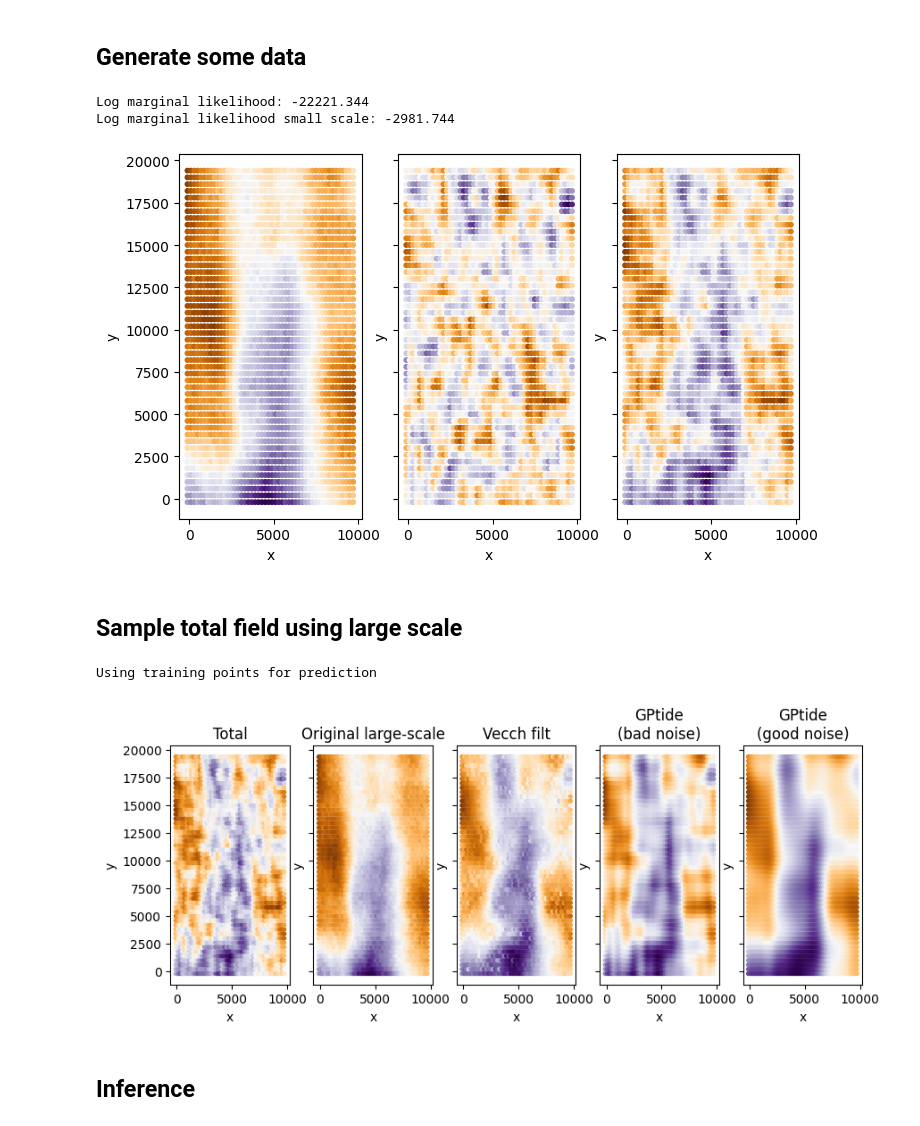
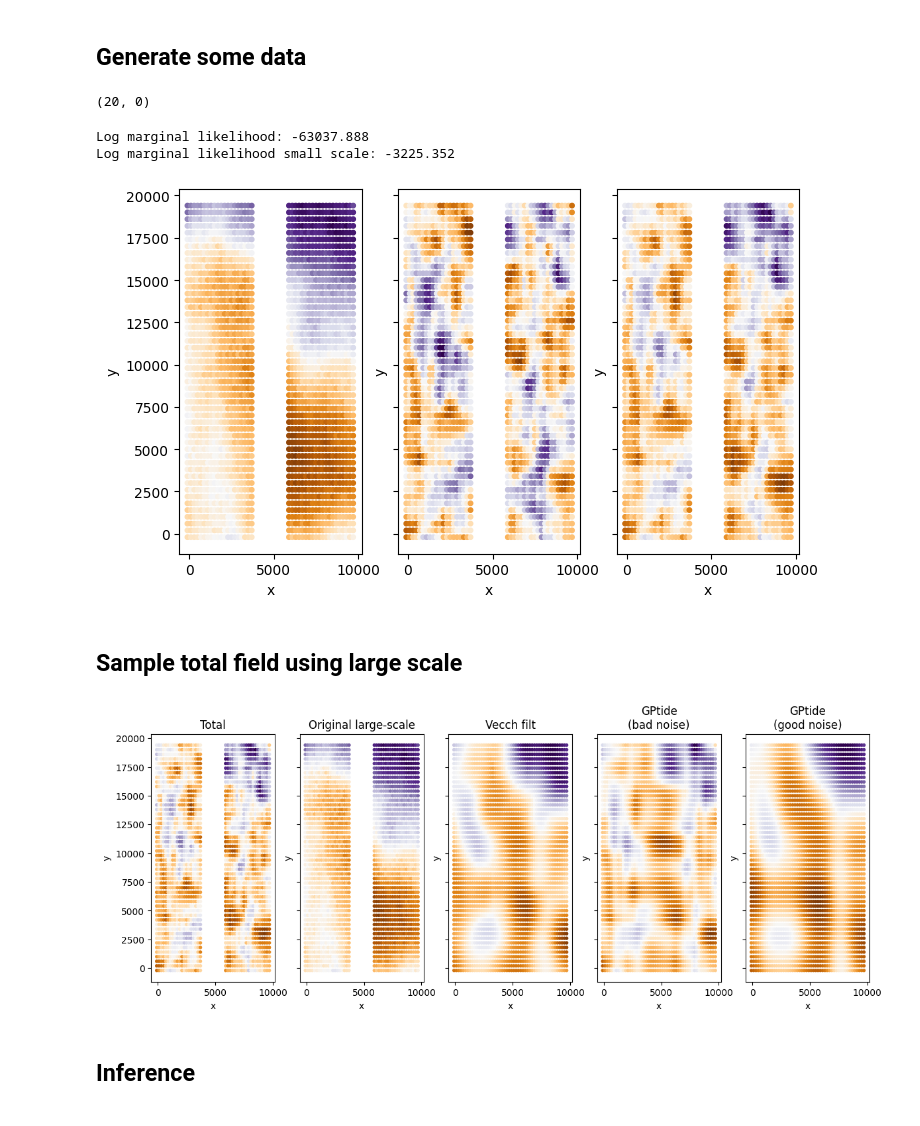
Before and after one commit to TIDE-ITRH/gpvecchia, a Jupyter notebook: docs/examples/example_05a_2d_kernel_estimation_mcmc.ipynb, the cells around one changed output. Cells and saved outputs as stored; diff of their text form; code cells hidden in the pictures.

```diff
--- a/docs/examples/example_05a_2d_kernel_estimation_mcmc.ipynb
+++ b/docs/examples/example_05a_2d_kernel_estimation_mcmc.ipynb
@@ -21,6 +21,10 @@ from gptide import stats as gpstats
 from numba import njit
 # %% [markdown]
 ## Generate some data
+# %%
+xd.shape
+# %% [output]
+(20, 0)
 # %%
 ####
 # These are our kernel input parameters
@@ -30,7 +34,7 @@ noise = 0.5
 ℓ_x = 5*900
 ℓ_y = 5*1800
 
-η_s = 5
+η_s = 10
 ℓ_x_s = 5*100
 ℓ_y_s = 5*200
 
@@ -73,14 +77,18 @@ covparams = (η, ℓ_x, ℓ_y)
 # Input data points
 xd = np.arange(0,dx*N,dx)[:,None]-dx/2
 yd = np.arange(0,dy*N,dy)[:,None]-dy/2
+xdo = np.append(xd[:20], xd[30:])
 
 # Make a grid
-Xg, Yg = np.meshgrid(xd, yd)
+Xg, Yg = np.meshgrid(xdo, yd)
 
 # Vectorise grid and stack
 Xv = Xg.ravel()
 Yv = Yg.ravel()
 X = np.hstack([Xv[:,None], Yv[:,None]])
+
+Xgp, Ygp = np.meshgrid(xd, yd)
+Xp = np.hstack([Xgp.ravel()[:][:,None], Ygp.ravel()[:][:,None]])
 
 order_func = np.random.permutation
 order_params = len(X)
@@ -111,8 +119,8 @@ print(f"Log marginal likelihood: {ll:.3f}")
 ll_s = GP_small.log_marg_likelihood(zd_total)
 print(f"Log marginal likelihood small scale: {ll_s:.3f}")
 # %% [output]
-Log marginal likelihood: -22221.344
-Log marginal likelihood small scale: -2981.744
+Log marginal likelihood: -63037.888
+Log marginal likelihood small scale: -3225.352
 # %%
 fig, ax = plt.subplots(1, 3, figsize=(8, 12), sharey=True)
 
@@ -120,16 +128,15 @@ for x , d in zip(ax, [zg_large, zg_small, zd_total]):
     x.scatter(Xg, Yg, c=d.ravel(), s=10, cmap='PuOr')
     x.set(ylabel='y', xlabel='x', aspect='equal')
 # %% [output]
-[figure, old version]
+[figure, new version]
 # %% [markdown]
 ## Sample total field using large scale
 # %%
-GP_filt = GPtideVecchia(X, X.copy(), covparams_s[0], covfunc, covparams,
-                         order_func=order_func, order_params=order_params)
+GP_filt = GPtideVecchia(X, Xp, covparams_s[0], covfunc, covparams,
+                        order_func=order_func, order_params=order_params,
+                        nnum=150)
 
 z_large_pred, z_large_var = GP_filt(zd_total)
-# %% [output]
-Using training points for prediction
 # %%
 from gptide.gpscipy import GPtideScipy
 from gptide import cov as covscipy
@@ -141,31 +148,29 @@ def kernel_2d_scipy(x, xpr, params):
     C *= eta**2
     return C
 
-GP_scipy = GPtideScipy(X, X.copy(), noise, kernel_2d_scipy, covparams)
+GP_scipy = GPtideScipy(X, Xp, noise, kernel_2d_scipy, covparams)
 z_large_scipy = GP_scipy(zd_total)
-z_large_scipy = z_large_scipy.reshape(Xg.shape)
 
-GP_scipy_n = GPtideScipy(X, X.copy(), covparams_s[0], kernel_2d_scipy, covparams)
+GP_scipy_n = GPtideScipy(X, Xp, covparams_s[0], kernel_2d_scipy, covparams)
 z_large_scipy_n = GP_scipy_n(zd_total)
-z_large_scipy_n = z_large_scipy_n.reshape(Xg.shape)
 # %%
-fig, ax = plt.subplots(1, 5, figsize=(10, 20), sharey=True)
+fig, ax = plt.subplots(1, 5, figsize=(14, 5), sharey=True)
 
 ax[0].scatter(Xg, Yg, c=zd_total, s=8, cmap='PuOr')
 
 ax[1].scatter(Xg, Yg, c=zg_large, s=8, cmap='PuOr')
 
-ax[2].scatter(Xg, Yg, c=z_large_pred, s=8, cmap='PuOr')
+ax[2].scatter(Xgp, Ygp, c=z_large_pred, s=8, cmap='PuOr')
 
-ax[3].scatter(Xg, Yg, c=z_large_scipy, s=8, cmap='PuOr')
+ax[3].scatter(Xgp, Ygp, c=z_large_scipy, s=8, cmap='PuOr')
 
-ax[4].scatter(Xg, Yg, c=z_large_scipy_n, s=8, cmap='PuOr')
+ax[4].scatter(Xgp, Ygp, c=z_large_scipy_n, s=8, cmap='PuOr')
 
 for x, t in zip(ax, ['Total', 'Original large-scale', 'Vecch filt', 'GPtide\n(bad noise)',
                     'GPtide\n(good noise)']):
     x.set(ylabel='y', xlabel='x', aspect='equal', title=t)
 # %% [output]
-[figure, old version]
+[figure, new version]
 # %% [markdown]
 ## Inference
 # %% [markdown]
```
Also changed, not shown: 1 other file.
